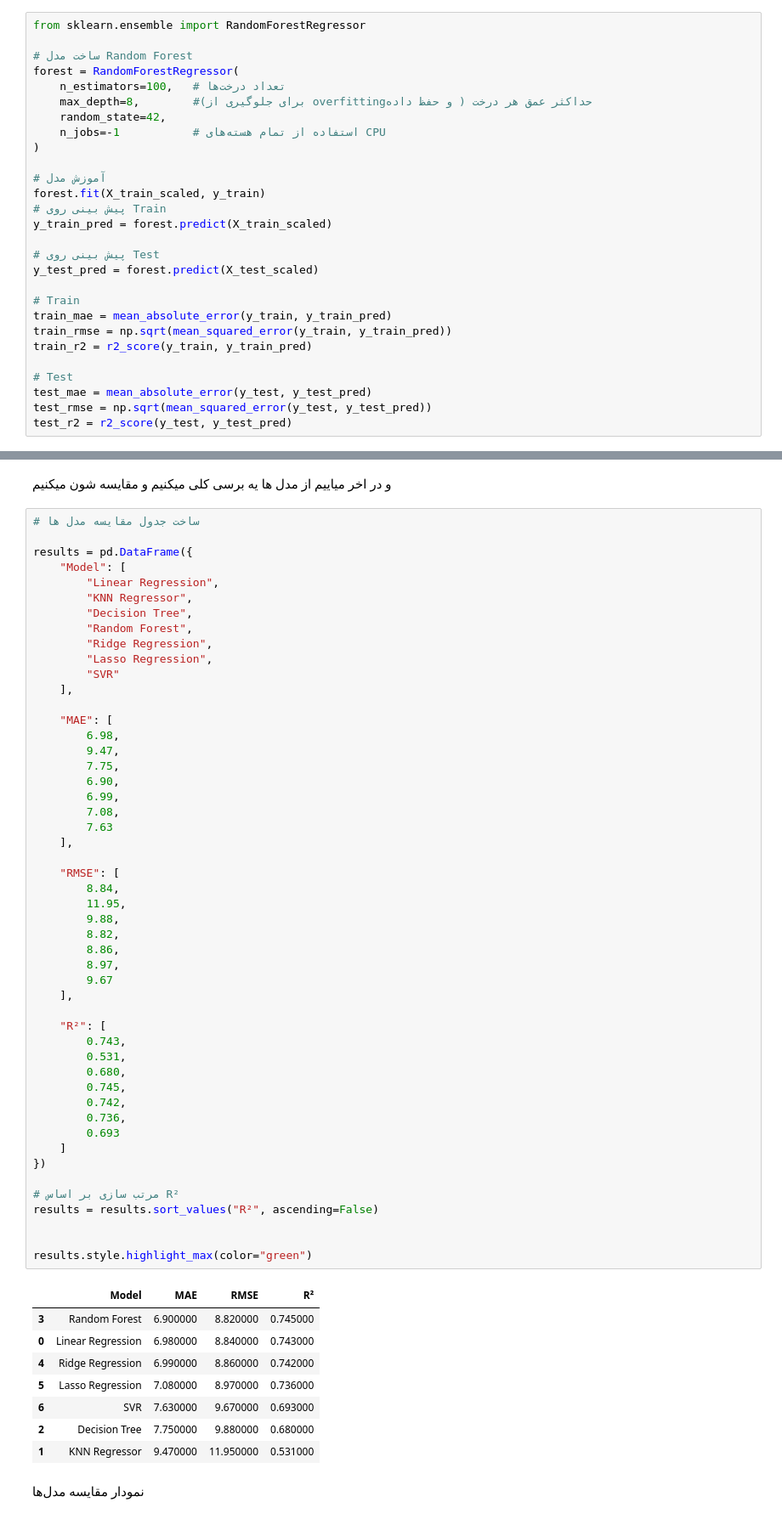
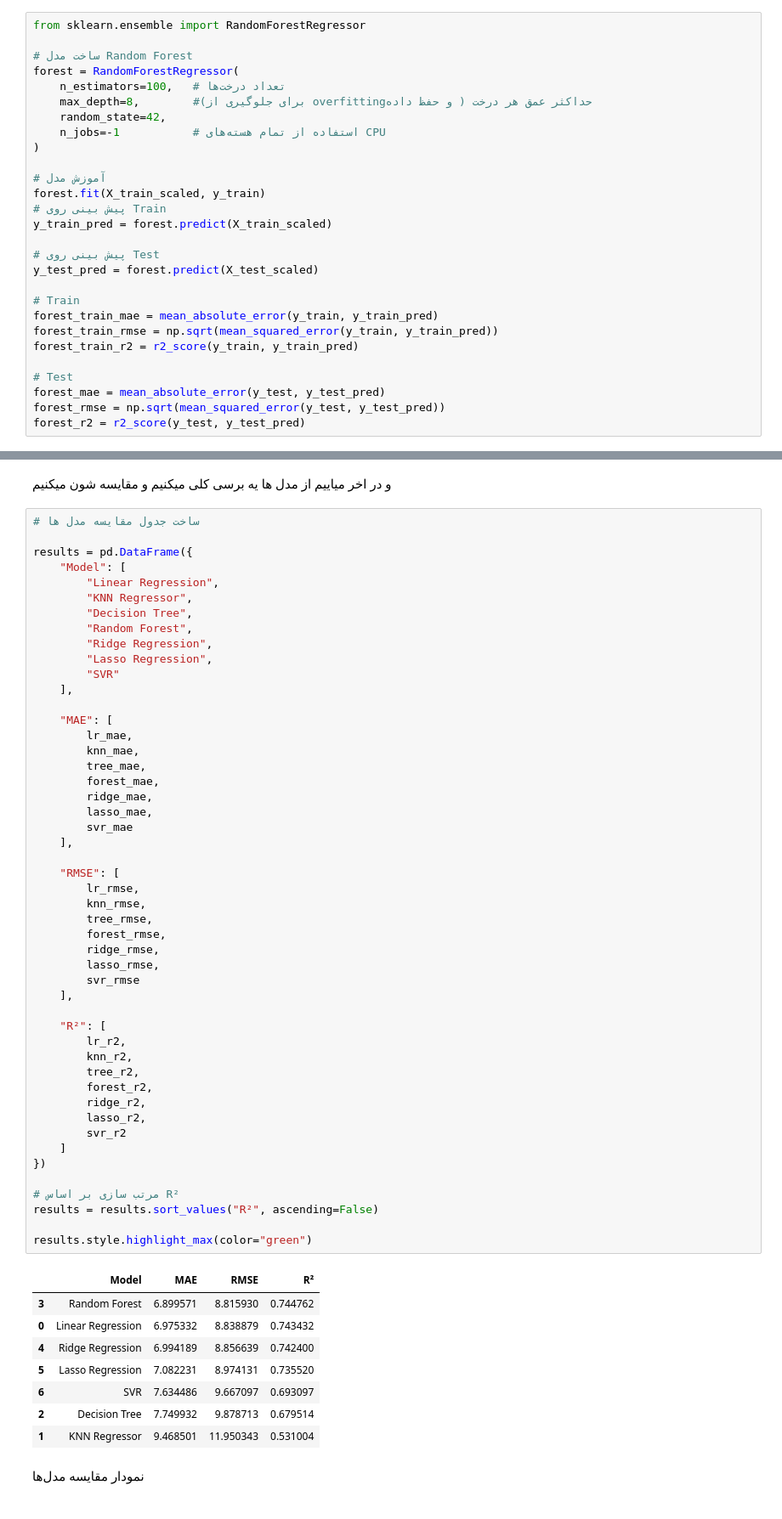
Before and after one commit to hemloblack/Weather-and-air-quality-forecast, a Jupyter notebook: Wather_Air_Quality.ipynb, the cells around one changed output, grey strips where cells are left out. Shown at 85% size. Cells and saved outputs as stored; diff of their text form.

```diff
--- a/wather air quality.ipynb
+++ b/Wather_Air_Quality.ipynb
@@ -1024,14 +1017,14 @@ y_train_pred = forest.predict(X_train_scaled)
 y_test_pred = forest.predict(X_test_scaled)
 
 # Train
-train_mae = mean_absolute_error(y_train, y_train_pred)
-train_rmse = np.sqrt(mean_squared_error(y_train, y_train_pred))
-train_r2 = r2_score(y_train, y_train_pred)
+forest_train_mae = mean_absolute_error(y_train, y_train_pred)
+forest_train_rmse = np.sqrt(mean_squared_error(y_train, y_train_pred))
+forest_train_r2 = r2_score(y_train, y_train_pred)
 
 # Test
-test_mae = mean_absolute_error(y_test, y_test_pred)
-test_rmse = np.sqrt(mean_squared_error(y_test, y_test_pred))
-test_r2 = r2_score(y_test, y_test_pred)
+forest_mae = mean_absolute_error(y_test, y_test_pred)
+forest_rmse = np.sqrt(mean_squared_error(y_test, y_test_pred))
+forest_r2 = r2_score(y_test, y_test_pred)
 # %% [markdown]
 نمایش نتایج
 # %%
@@ -1268,62 +1295,61 @@ nitrogen_dioxide
 # %%
 # ساخت جدول مقایسه مدل ها
 
 results = pd.DataFrame({
     "Model": [
         "Linear Regression",
         "KNN Regressor",
         "Decision Tree",
         "Random Forest",
         "Ridge Regression",
         "Lasso Regression",
         "SVR"
     ],
 
     "MAE": [
-        6.98,
-        9.47,
-        7.75,
-        6.90,
-        6.99,
-        7.08,
-        7.63
+        lr_mae,
+        knn_mae,
+        tree_mae,
+        forest_mae,
+        ridge_mae,
+        lasso_mae,
+        svr_mae
     ],
 
     "RMSE": [
-        8.84,
-        11.95,
-        9.88,
-        8.82,
-        8.86,
-        8.97,
-        9.67
+        lr_rmse,
+        knn_rmse,
+        tree_rmse,
+        forest_rmse,
+        ridge_rmse,
+        lasso_rmse,
+        svr_rmse
     ],
 
     "R²": [
-        0.743,
-        0.531,
-        0.680,
-        0.745,
-        0.742,
-        0.736,
-        0.693
+        lr_r2,
+        knn_r2,
+        tree_r2,
+        forest_r2,
+        ridge_r2,
+        lasso_r2,
+        svr_r2
     ]
 })
 
 # مرتب سازی بر اساس R²
 results = results.sort_values("R²", ascending=False)
 
-
 results.style.highlight_max(color="green")
 # %% [output]
 |  | Model | MAE | RMSE | R² |
-| 3 | Random Forest | 6.900000 | 8.820000 | 0.745000 |
-| 0 | Linear Regression | 6.980000 | 8.840000 | 0.743000 |
-| 4 | Ridge Regression | 6.990000 | 8.860000 | 0.742000 |
-| 5 | Lasso Regression | 7.080000 | 8.970000 | 0.736000 |
-| 6 | SVR | 7.630000 | 9.670000 | 0.693000 |
-| 2 | Decision Tree | 7.750000 | 9.880000 | 0.680000 |
-| 1 | KNN Regressor | 9.470000 | 11.950000 | 0.531000 |
+| 3 | Random Forest | 6.899571 | 8.815930 | 0.744762 |
+| 0 | Linear Regression | 6.975332 | 8.838879 | 0.743432 |
+| 4 | Ridge Regression | 6.994189 | 8.856639 | 0.742400 |
+| 5 | Lasso Regression | 7.082231 | 8.974131 | 0.735520 |
+| 6 | SVR | 7.634486 | 9.667097 | 0.693097 |
+| 2 | Decision Tree | 7.749932 | 9.878713 | 0.679514 |
+| 1 | KNN Regressor | 9.468501 | 11.950343 | 0.531004 |
 # %% [markdown]
 نمودار مقایسه مدل‌ها
 # %%
```
Also changed, not shown: parts of 16 cells of this notebook.
